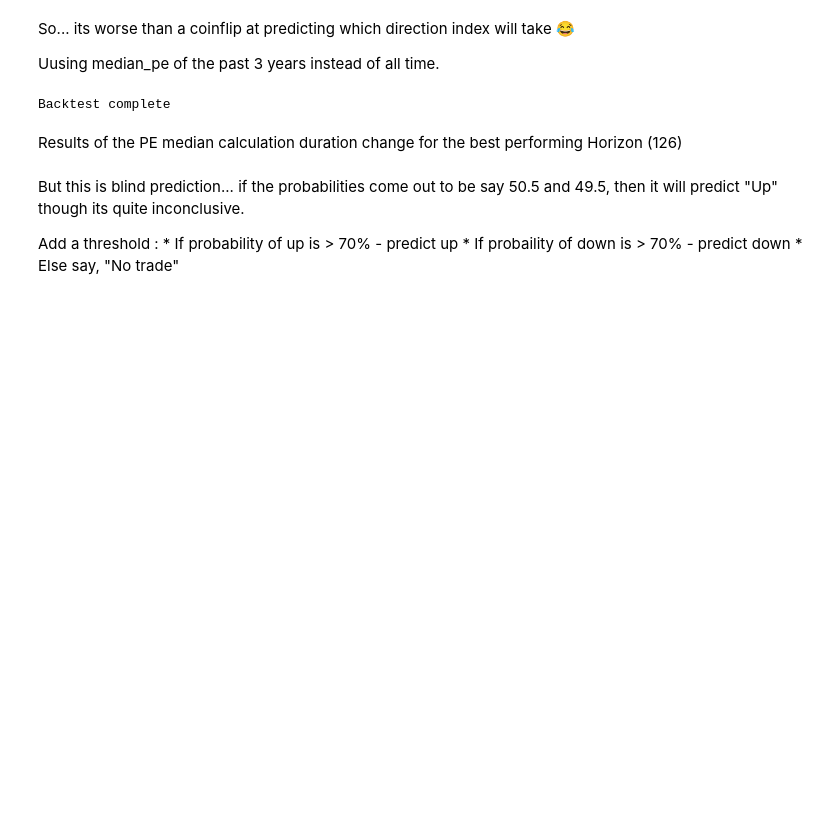
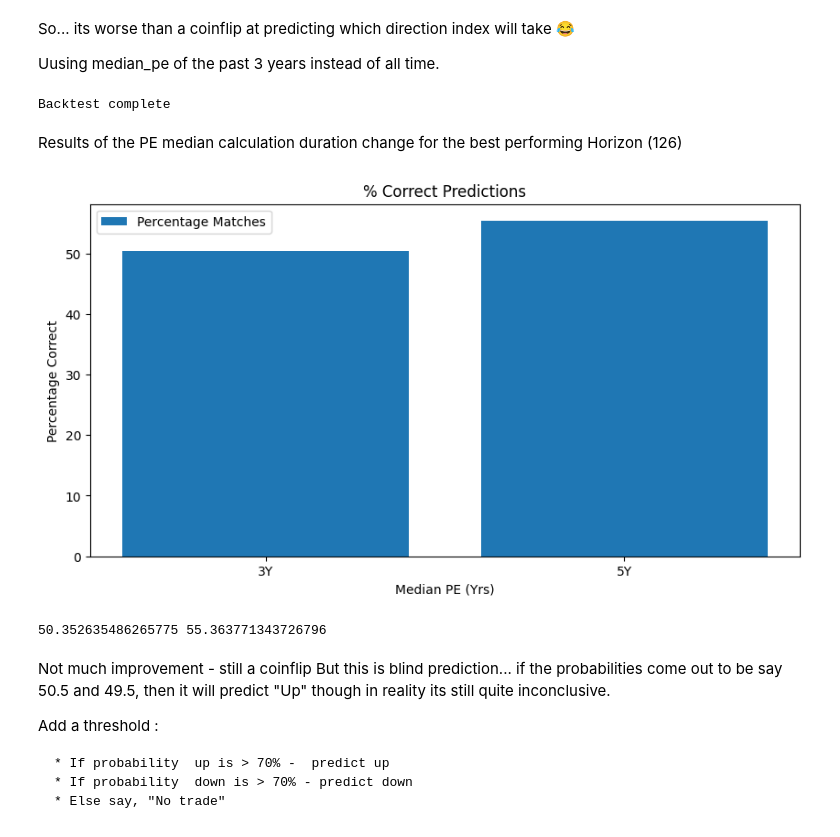
Before and after one commit to TheProfitPilgrim/MF_research_app, a Jupyter notebook: reports/report_src/mf_index_analysis/index_probability_model.ipynb, the cells around one changed output. Cells and saved outputs as stored; diff of their text form; code cells hidden in the pictures; blank space fills up the shorter version.

```diff
--- a/reports/report_src/mf_index_analysis/index_probability_model.ipynb
+++ b/reports/report_src/mf_index_analysis/index_probability_model.ipynb
@@ -394,10 +394,46 @@ print("Backtest complete")
 Backtest complete
 # %% [markdown]
 Results of the PE median calculation duration change for the best performing Horizon (126)
+# %%
+df_3ype = pd.read_csv('3YmedPE_results_126.csv')
+df_5ype = pd.read_csv('5YmedPE_results_126.csv')
+
+def calculate_matches(df):
+    return (df['Prediction'] == df['Actual']).sum()
+
+matches_3ype = calculate_matches(df_3ype)
+matches_5ype = calculate_matches(df_5ype)
+
+total_3ype = len(df_3ype)
+total_5ype = len(df_5ype)
+
+percent_matches_3ype = (matches_3ype / total_3ype) * 100
+percent_matches_5ype = (matches_5ype / total_5ype) * 100
+
+labels = ['3Y','5Y']
+percent_matches = [percent_matches_3ype ,percent_matches_5ype]
+
+fig, ax = plt.subplots(figsize=(10, 5))
+ax.bar(labels, percent_matches, label='Percentage Matches')
+
+ax.set_xlabel('Median PE (Yrs)')
+ax.set_ylabel('Percentage Correct')
+ax.set_title('% Correct Predictions')
+ax.legend()
+
+plt.show()
+# %% [output]
+[figure, added]
+# %%
+print(percent_matches_3ype, percent_matches_5ype)
+# %% [output]
+50.352635486265775 55.363771343726796
 # %% [markdown]
-But this is blind prediction... if the probabilities come out to be say 50.5 and 49.5, then it will predict "Up" though its quite inconclusive.
+Not much improvement - still a coinflip
+But this is blind prediction... if the probabilities come out to be say 50.5 and 49.5, then it will predict "Up" though in reality its still quite inconclusive.
 
 Add a threshold :
-    * If probability of up is > 70% -  predict up
-    * If probaility of down is > 70% - predict down
+
+    * If probability  up is > 70% -  predict up
+    * If probability  down is > 70% - predict down
     * Else say, "No trade"
```
Also changed, not shown: parts of 5 cells of this notebook, 1 other file.
